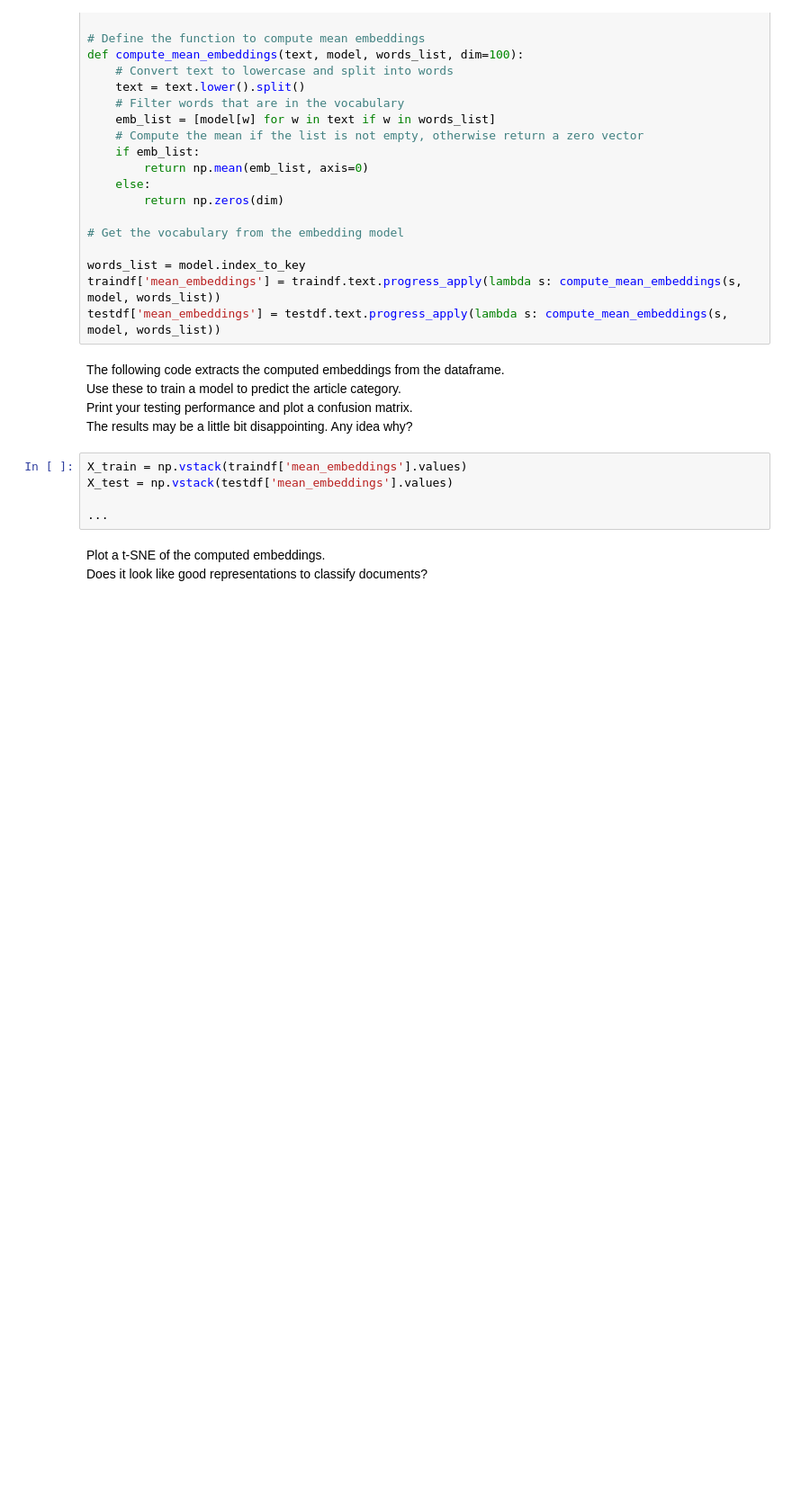
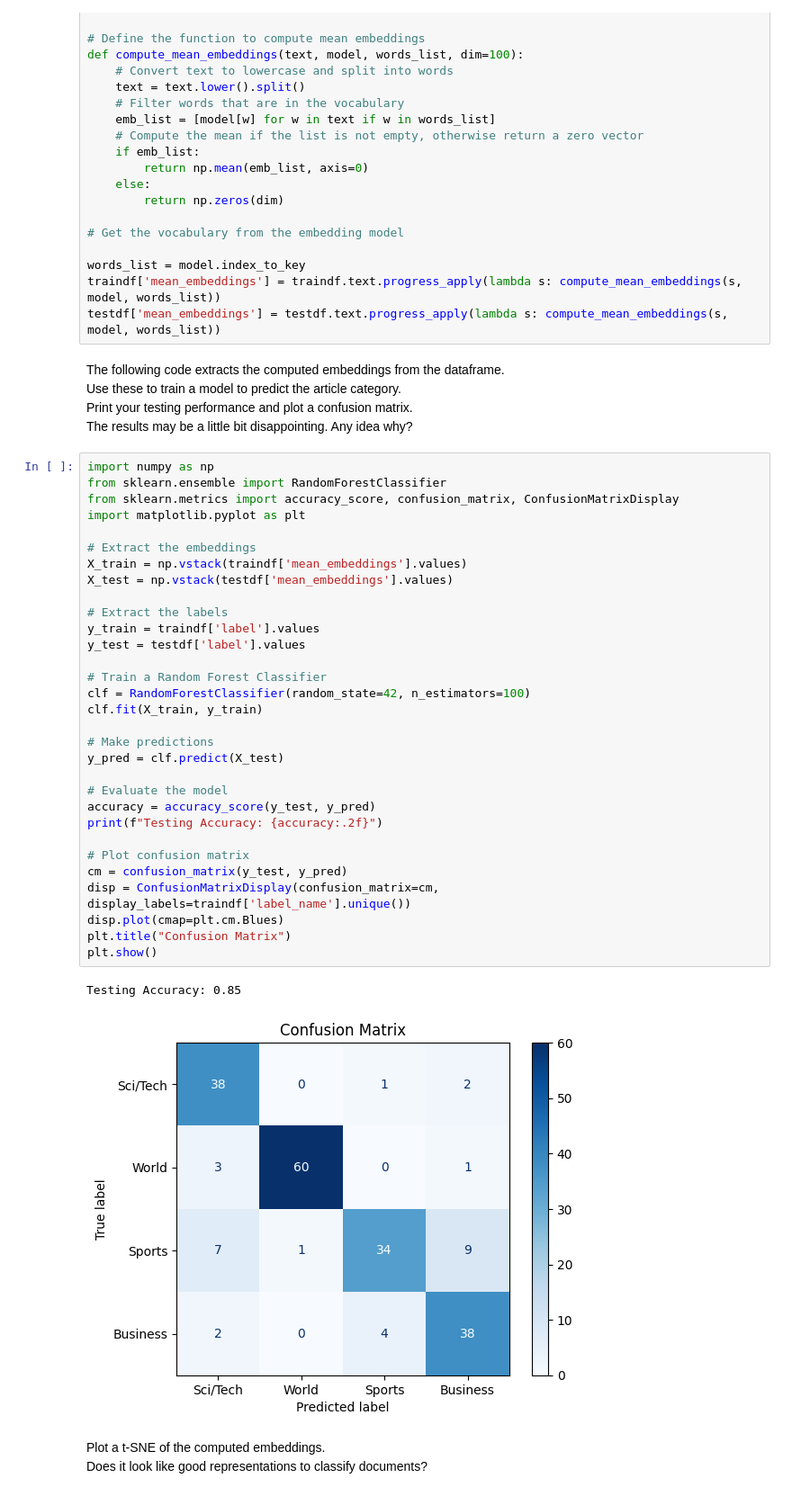
Before and after one commit to mokhtar-khalil/AIF-Notebooks, a Jupyter notebook: nlp/AIF_nlp.ipynb, the cells around one changed output. Shown at 90% size. Saved outputs shown, nothing was run; the diff lists cells and outputs as text; blank space fills up the shorter version.

```diff
--- a/nlp/AIF_nlp.ipynb
+++ b/nlp/AIF_nlp.ipynb
@@ -703,11 +687,40 @@ The following code extracts the computed embeddings from the dataframe.
 Use these to train a model to predict the article category.
 Print your testing performance and plot a confusion matrix.
 The results may be a little bit disappointing. Any idea why?
-# %%
-X_train = np.vstack(traindf['mean_embeddings'].values)
-X_test = np.vstack(testdf['mean_embeddings'].values)
-
-...
+# %%
+import numpy as np
+from sklearn.ensemble import RandomForestClassifier
+from sklearn.metrics import accuracy_score, confusion_matrix, ConfusionMatrixDisplay
+import matplotlib.pyplot as plt
+
+# Extract the embeddings
+X_train = np.vstack(traindf['mean_embeddings'].values)
+X_test = np.vstack(testdf['mean_embeddings'].values)
+
+# Extract the labels
+y_train = traindf['label'].values
+y_test = testdf['label'].values
+
+# Train a Random Forest Classifier
+clf = RandomForestClassifier(random_state=42, n_estimators=100)
+clf.fit(X_train, y_train)
+
+# Make predictions
+y_pred = clf.predict(X_test)
+
+# Evaluate the model
+accuracy = accuracy_score(y_test, y_pred)
+print(f"Testing Accuracy: {accuracy:.2f}")
+
+# Plot confusion matrix
+cm = confusion_matrix(y_test, y_pred)
+disp = ConfusionMatrixDisplay(confusion_matrix=cm, display_labels=traindf['label_name'].unique())
+disp.plot(cmap=plt.cm.Blues)
+plt.title("Confusion Matrix")
+plt.show()
+# %% [output]
+Testing Accuracy: 0.85
+[figure, added]
 # %% [markdown]
 Plot a t-SNE of the computed embeddings.
 Does it look like good representations to classify documents?
```
Also changed, not shown: parts of 27 cells of this notebook.
